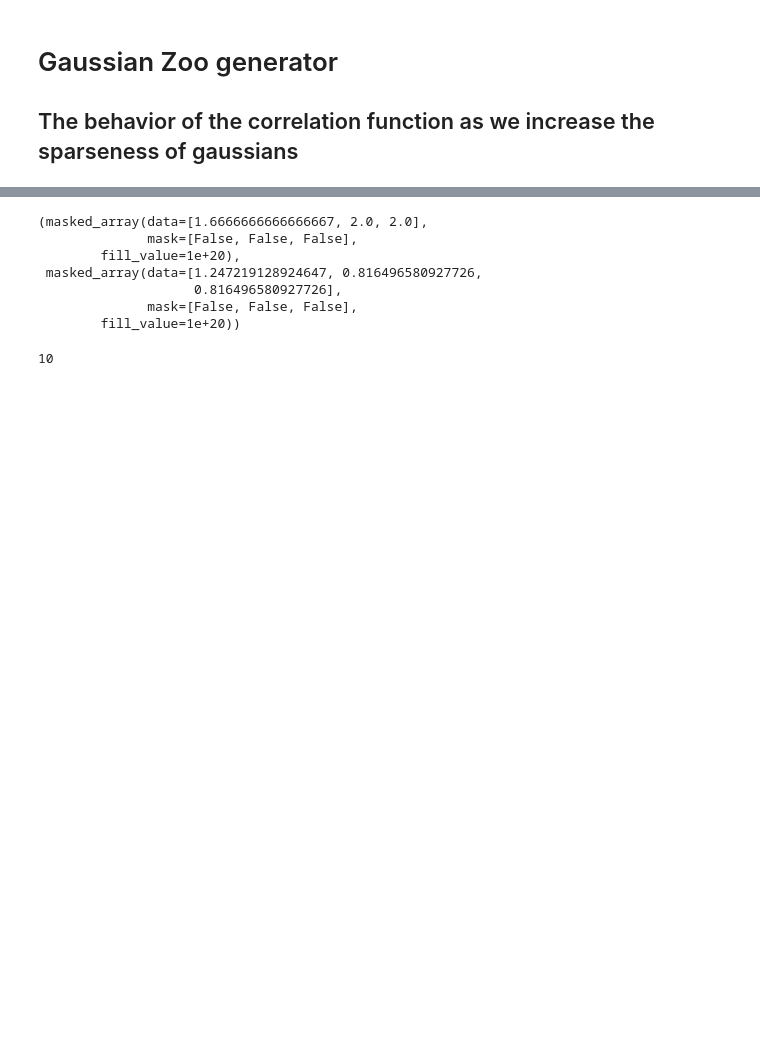
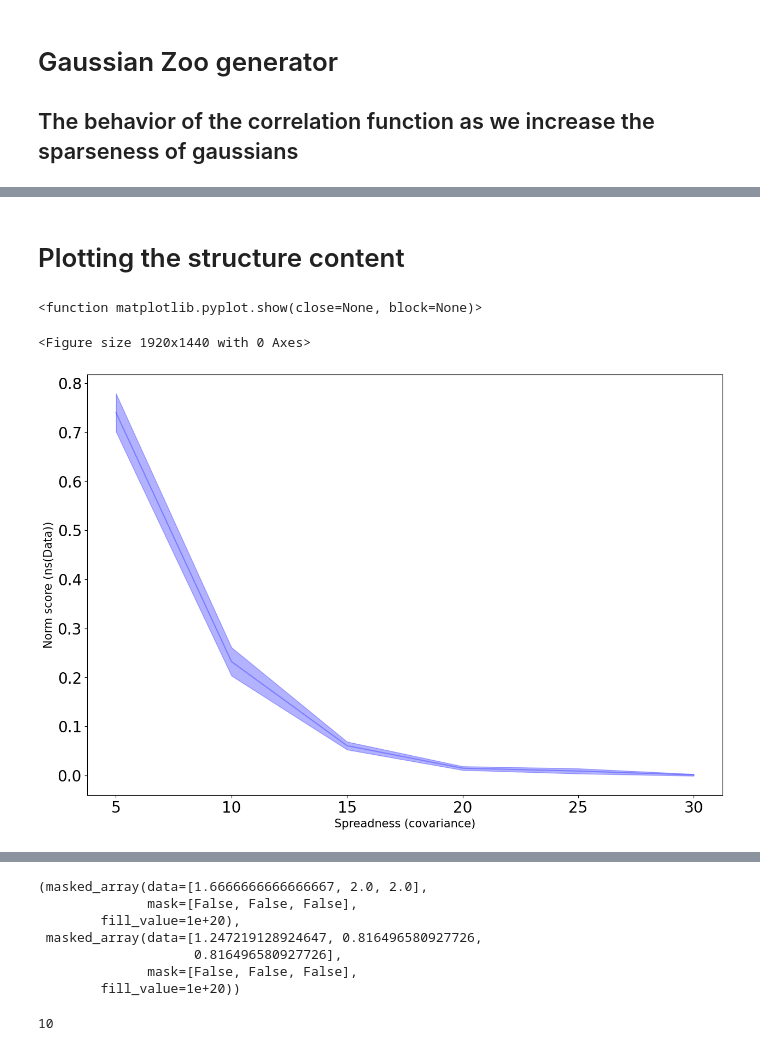
Before and after one commit to Koketsoc137/spectra_for_features, a Jupyter notebook: autocorrelation.ipynb, the cells around one changed output, grey strips where cells are left out. Saved outputs shown, nothing was run; the diff lists cells and outputs as text; code cells hidden in the pictures; blank space fills up the shorter version.

```diff
--- a/autocorrelation.ipynb
+++ b/autocorrelation.ipynb
@@ -125,0 +103,23 @@ if data_R is None:
+# %% [markdown]
+# Plotting the  structure content
+# %%
+fig = plt.figure(dpi = 300)
+plt.style.use("default")
+plt.figure(figsize=(15,10))
+plt.rcParams.update({'font.size': 20})
+cov_ranges = [5,10,15,20,25,30]
+x = cov_ranges
+yerr = np.array([b/2 for a,b in norm_scores])
+y = np.array([a for a,b in  norm_scores])
+
+plt.plot(x, y,color = "blue",alpha = .3)
+
+plt.fill_between(x, y-yerr, y+yerr, color = "blue",alpha = .3)
+#plt.errorbar(x2, y2, yerr=yerr2, c = "blue")
+plt.ylabel("Norm score (ns(Data))",fontsize = 15)
+plt.xlabel("Spreadness (covariance)",fontsize = 15)
+plt.show
+# %% [output]
+<function matplotlib.pyplot.show(close=None, block=None)>
+<Figure size 1920x1440 with 0 Axes>
+[figure, added]
```
Also changed, not shown: parts of 10 cells of this notebook, 1 other file.
